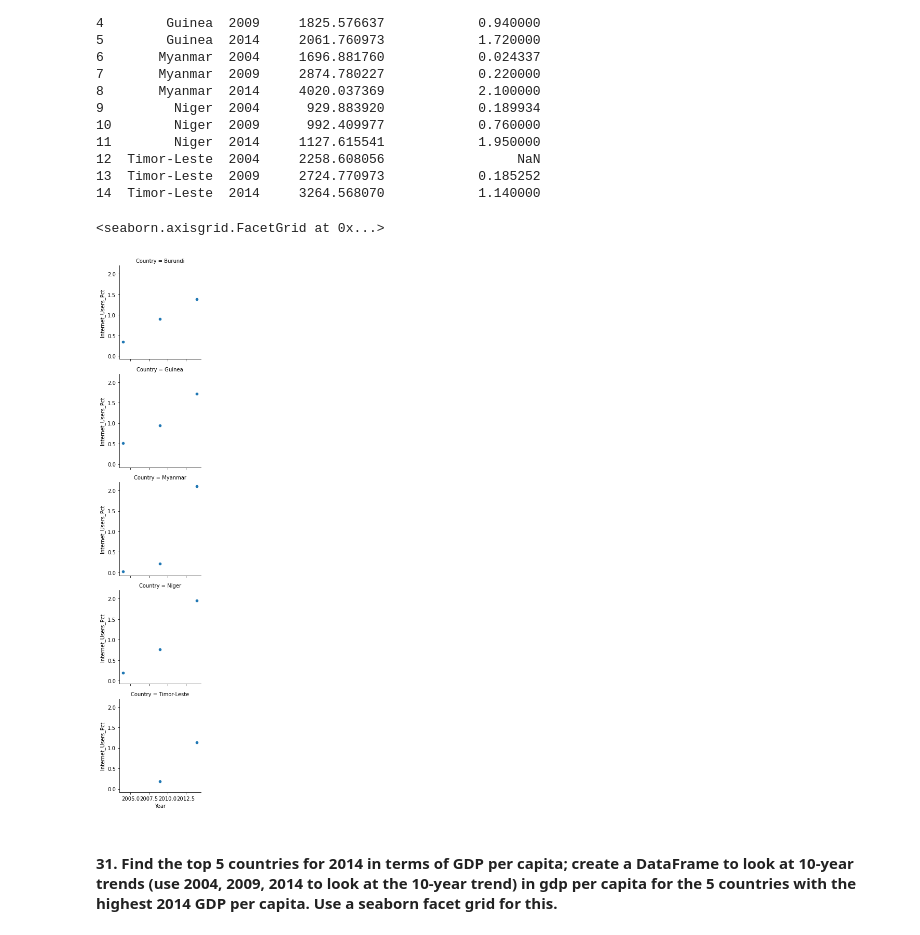
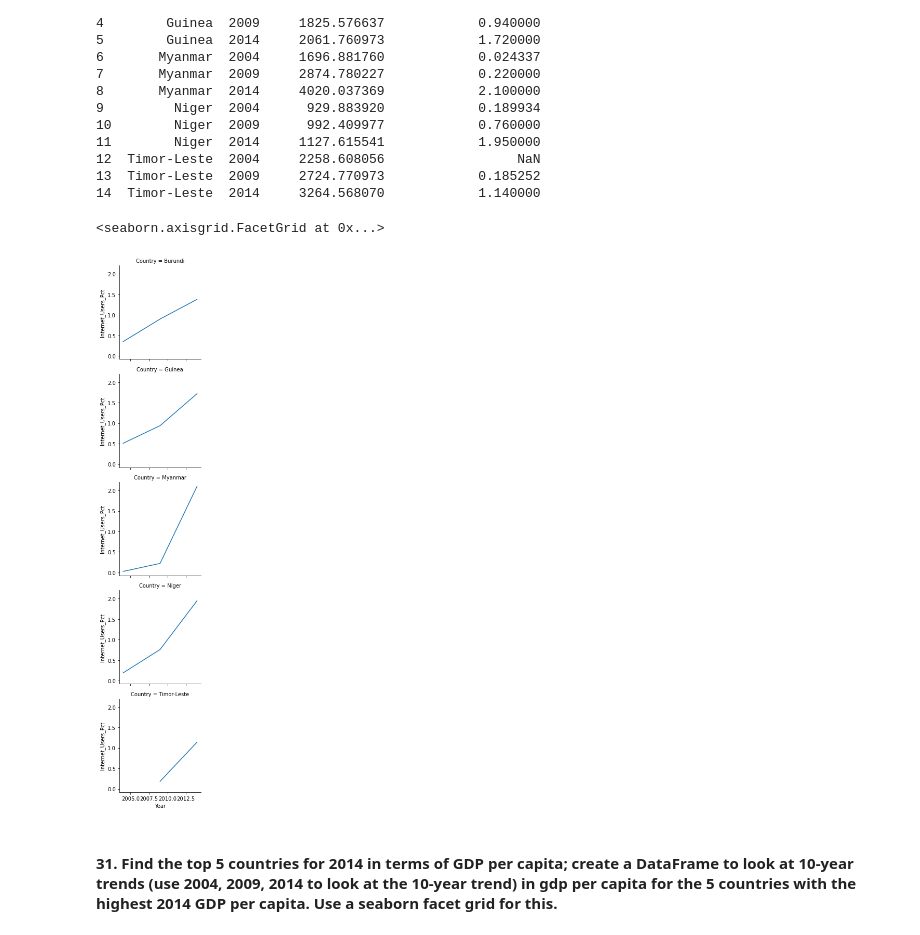
Before and after one commit to NSS-Data-Analytics-Cohort-6/gdp-and-internet-usage-robschulteis, a Jupyter notebook: notebook/GDP .ipynb, the cells around one changed output. Drawn from its saved outputs; the diff is of its cells as text; code cells hidden in the pictures.

```diff
--- a/notebook/GDP .ipynb
+++ b/notebook/GDP .ipynb
@@ -462,10 +462,10 @@ print(bottom_5_internet)
 14  Timor-Leste  2014     3264.568070            1.140000
 # %%
 s1 = sns.FacetGrid(bottom_5_internet, row="Country")
-s1.map(sns.scatterplot, "Year", "Internet_Users_Pct")
+s1.map(sns.lineplot, "Year", "Internet_Users_Pct")
 # %% [output]
 <seaborn.axisgrid.FacetGrid at 0x...>
-[figure, old version]
+[figure, new version]
 # %% [markdown]
 #### 31. Find the top 5 countries for 2014 in terms of GDP per capita; create a DataFrame to look at 10-year trends (use 2004, 2009, 2014 to look at the 10-year trend) in gdp per capita for the 5 countries with the highest 2014 GDP per capita. Use a seaborn facet grid for this.
 # %%
```
Also changed, not shown: parts of 3 cells of this notebook.
